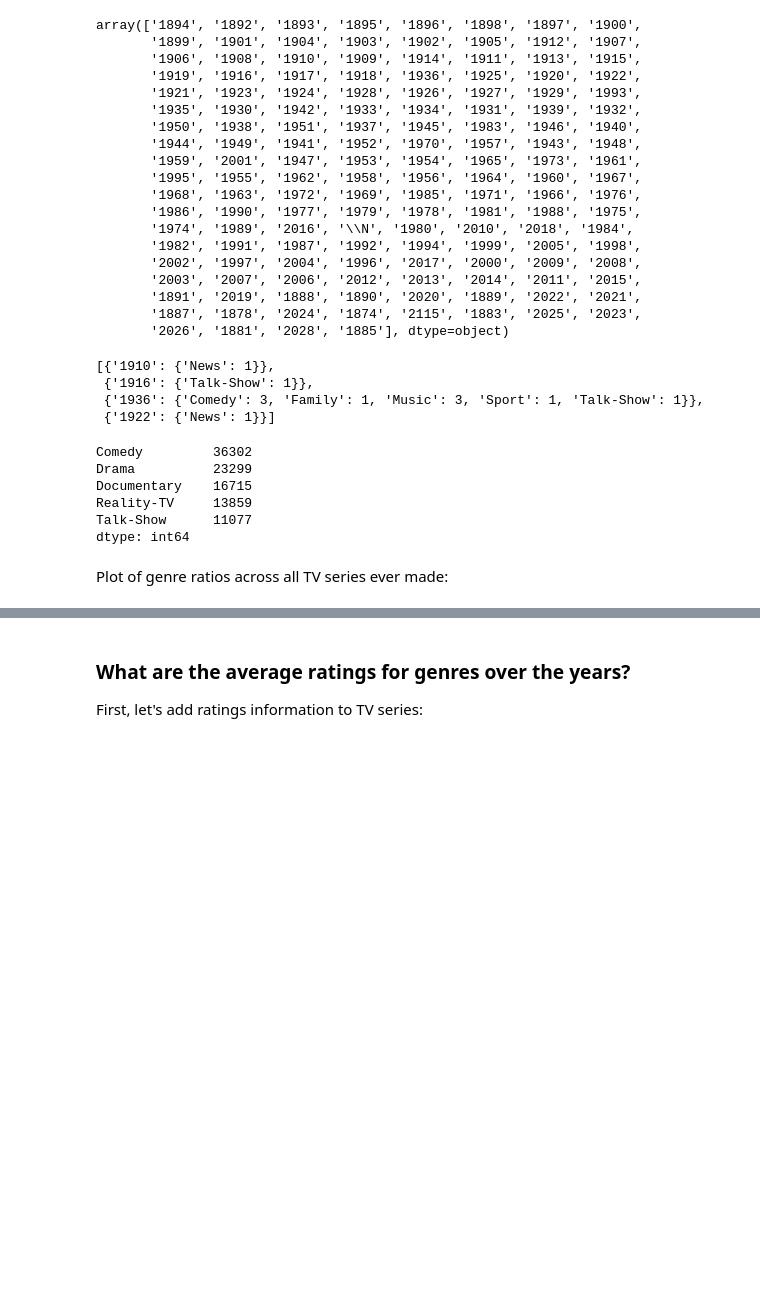
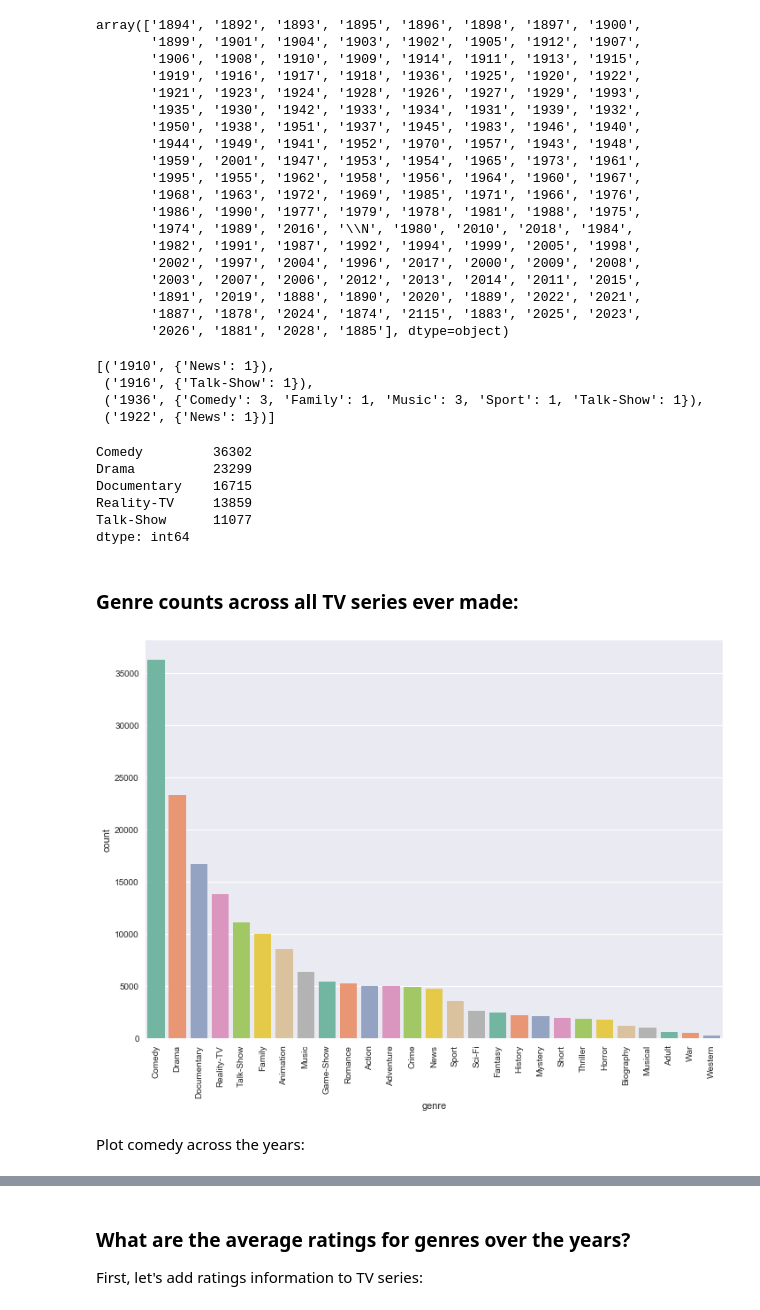
Before and after one commit to shuaibiyy/imdb, a Jupyter notebook: imdb.ipynb, the cells around one changed output, grey strips where cells are left out. Saved outputs shown, nothing was run; the diff lists cells and outputs as text; code cells hidden in the pictures; blank space fills up the shorter version.

Commit message:
Plots for genre occurrences

```diff
--- a/imdb.ipynb
+++ b/imdb.ipynb
@@ -5,6 +5,10 @@ import pandas as pd
 import numpy as np
 import matplotlib
 import matplotlib.pyplot as plt
+import seaborn as sns
+
+sns.set(color_codes=True)
+sns.set(rc={'figure.figsize':(11.7,8.27)})
 # %% [markdown]
 Load the TSV file containing information about titles:
 # %%
@@ -158,9 +162,9 @@ for yr in start_years:
 # %%
-genre_counts[1:5]
+genres_by_year[1:5]
 # %% [output]
-[{'1910': {'News': 1}},
- {'1916': {'Talk-Show': 1}},
- {'1936': {'Comedy': 3, 'Family': 1, 'Music': 3, 'Sport': 1, 'Talk-Show': 1}},
- {'1922': {'News': 1}}]
+[('1910', {'News': 1}),
+ ('1916', {'Talk-Show': 1}),
+ ('1936', {'Comedy': 3, 'Family': 1, 'Music': 3, 'Sport': 1, 'Talk-Show': 1}),
+ ('1922', {'News': 1})]
 # %%
 genre_ratios = pd.Series(genres_with_dupes_list).value_counts()
@@ -173,4 +179,4 @@ Reality-TV     13859
 Talk-Show      11077
 dtype: int64
 # %% [markdown]
-Plot of genre ratios across all TV series ever made:
+### Genre counts across all TV series ever made:
@@ -178,0 +183,9 @@ Plot of genre ratios across all TV series ever made:
+# %%
+d = pd.DataFrame(data={'genre': genres_with_dupes_list})
+ax = sns.countplot(x='genre', data=d, palette='Set2', order = d['genre'].value_counts().index)
+for l in ax.get_xticklabels():
+  l.set_rotation(90)
+# %% [output]
+[figure, added]
+# %% [markdown]
+Plot comedy across the years:
```
Also changed, not shown: parts of 15 cells of this notebook.
